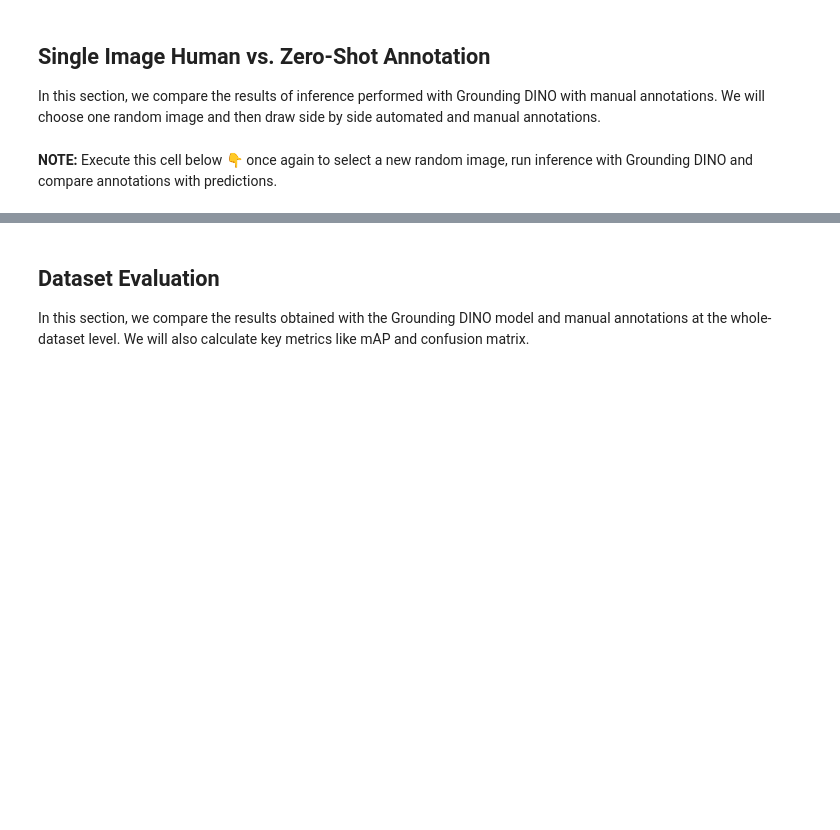
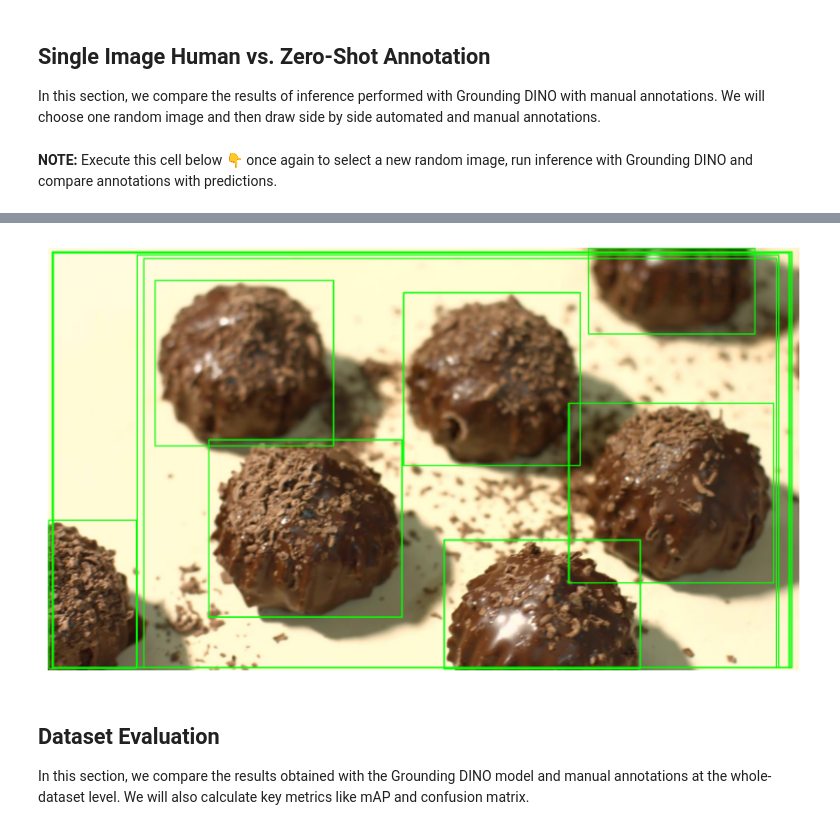
Before and after one commit to BOYSABIO/Pool-Detection-CNN, a Jupyter notebook: references/automated_dataset_annotation_and_evaluation_with_grounding_dino.ipynb, the cells around one changed output, grey strips where cells are left out. Saved outputs shown, nothing was run; the diff lists cells and outputs as text; code cells hidden in the pictures; blank space fills up the shorter version.

Commit message:
GroundingDINO

```diff
--- a/references/automated_dataset_annotation_and_evaluation_with_grounding_dino.ipynb
+++ b/references/automated_dataset_annotation_and_evaluation_with_grounding_dino.ipynb
@@ -218,0 +437,14 @@ TEXT_TRESHOLD = 0.25
+# %%
+CONFIG_PATH = r"C:\Users\SABIO\Documents\GitHub\Pool-Detection-CNN\GroundingDINO\groundingdino\config\GroundingDINO_SwinT_OGC.py"
+WEIGHTS_PATH = r"C:\Users\SABIO\Documents\GitHub\Pool-Detection-CNN\GroundingDINO\weights\groundingdino_swint_ogc.pth"
+
+
+from groundingdino.util.inference import Model
+
+model = Model(
+    model_config_path=CONFIG_PATH,
+    model_checkpoint_path=WEIGHTS_PATH,
+    device="cuda"
+)
+
+print("✅ Model initialized.")
@@ -468,3 +733,24 @@ DATA_SET_SUBDIRECTORY = "test"
 ANNOTATIONS_FILE_NAME = "_annotations.coco.json"
 IMAGES_DIRECTORY_PATH = os.path.join(dataset.location, DATA_SET_SUBDIRECTORY)
 ANNOTATIONS_FILE_PATH = os.path.join(dataset.location, DATA_SET_SUBDIRECTORY, ANNOTATIONS_FILE_NAME)
+# %%
+import os
+
+# Optional: fallback if dataset.location is not trustworthy
+DEFAULT_DATASET_PATH = r"C:\Users\SABIO\Documents\GitHub\Pool-Detection-CNN\GroundingDINO\data\chocolate-candy-3"
+
+# Use dataset.location if it exists and is valid, else fallback
+dataset_dir = dataset.location if os.path.isdir(dataset.location) else DEFAULT_DATASET_PATH
+
+DATA_SET_SUBDIRECTORY = "test"
+ANNOTATIONS_FILE_NAME = "_annotations.coco.json"
+
+# Construct full paths
+IMAGES_DIRECTORY_PATH = os.path.join(dataset_dir, DATA_SET_SUBDIRECTORY)
+ANNOTATIONS_FILE_PATH = os.path.join(IMAGES_DIRECTORY_PATH, ANNOTATIONS_FILE_NAME)
+
+# Print for verification
+print("Images directory:", IMAGES_DIRECTORY_PATH)
+print("Annotations file:", ANNOTATIONS_FILE_PATH)
+print("Image folder exists:", os.path.isdir(IMAGES_DIRECTORY_PATH))
+print("Annotations file exists:", os.path.isfile(ANNOTATIONS_FILE_PATH))
@@ -551,3 +946,15 @@ sv.plot_images_grid(
+# %%
+for box in detections.xyxy:
+    x1, y1, x2, y2 = map(int, box)
+    cv2.rectangle(image, (x1, y1), (x2, y2), (0, 255, 0), 2)
+
+from matplotlib import pyplot as plt
+plt.figure(figsize=(10, 10))
+plt.imshow(cv2.cvtColor(image, cv2.COLOR_BGR2RGB))
+plt.axis("off")
+plt.show()
+# %% [output]
+[figure, added]
 # %% [markdown]
 ## Dataset Evaluation
 
```
Also changed, not shown: parts of 23 cells of this notebook, 2 other files.
